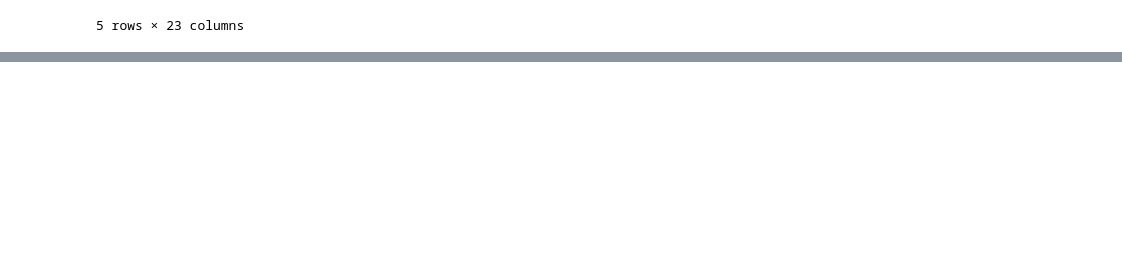
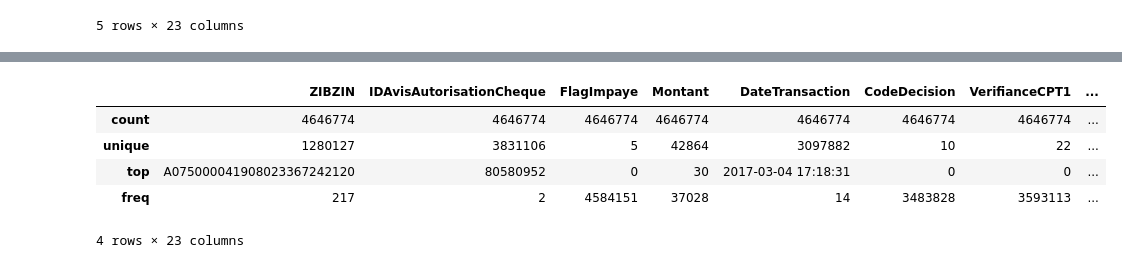
Before and after one commit to Mehdimakoul/ML_2025, a Jupyter notebook: Projet_ML_2025_.ipynb, the cells around one changed output, grey strips where cells are left out. Drawn from its saved outputs; the diff is of its cells as text; code cells hidden in the pictures; blank space fills up the shorter version.

```diff
--- a/Projet_ML_2025_.ipynb
+++ b/Projet_ML_2025_.ipynb
@@ -28,0 +56,10 @@ data.head()
+# %%
+# Informations sur Le Dataset principale - valeur quatitatives
+data.describe()
+# %% [output]
+|  | ZIBZIN | IDAvisAutorisationCheque | FlagImpaye | Montant | DateTransaction | CodeDecision | VerifianceCPT1 | ... |
+| count | 4646774 | 4646774 | 4646774 | 4646774 | 4646774 | 4646774 | 4646774 | ... |
+| unique | 1280127 | 3831106 | 5 | 42864 | 3097882 | 10 | 22 | ... |
+| top | A075000041908023367242120 | 80580952 | 0 | 30 | 2017-03-04 17:18:31 | 0 | 0 | ... |
+| freq | 217 | 2 | 4584151 | 37028 | 14 | 3483828 | 3593113 | ... |
+4 rows × 23 columns
```
Also changed, not shown: parts of 8 cells of this notebook.
